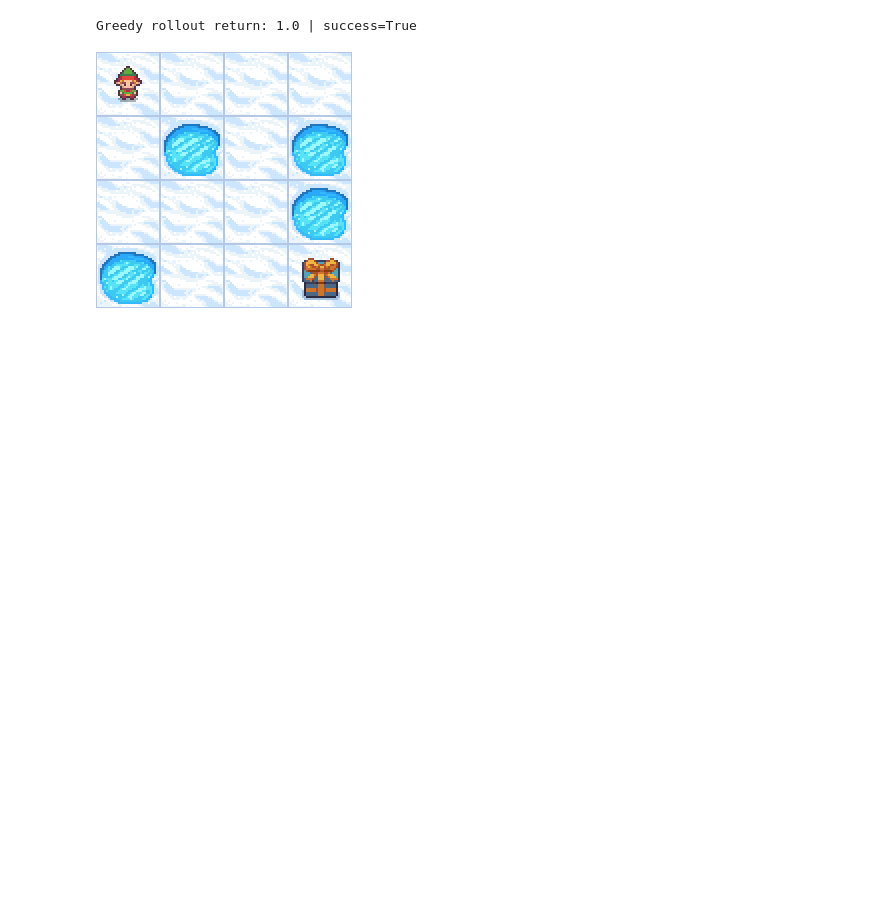
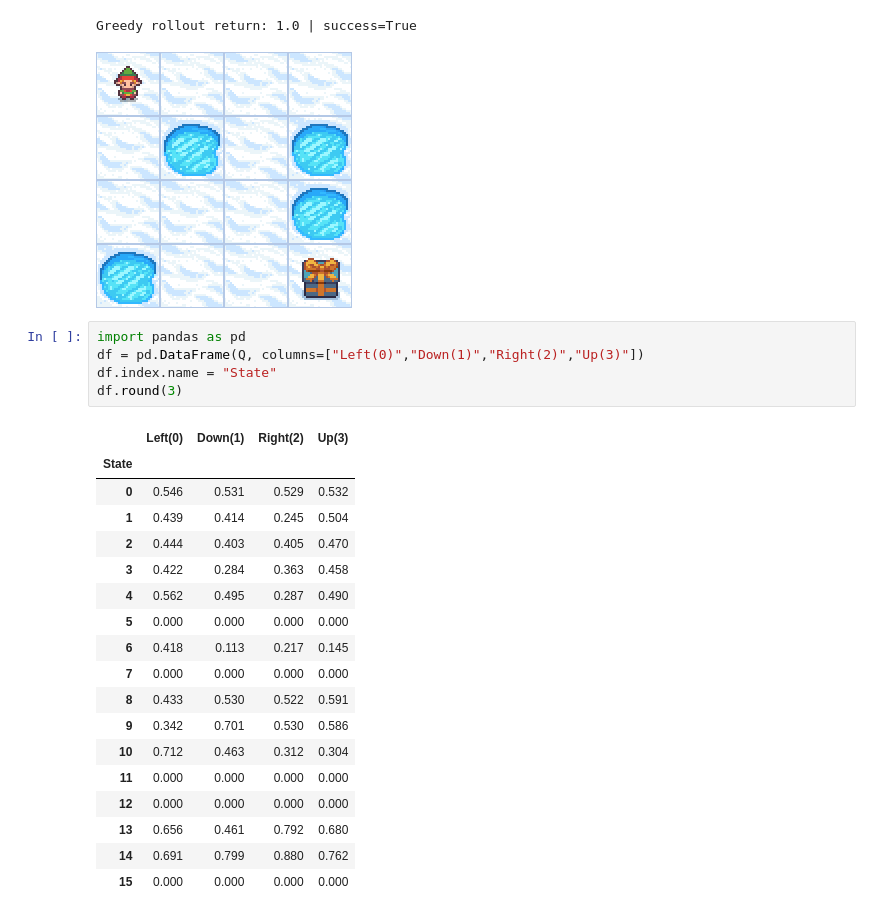
Before and after one commit to riff-raff-17/TTA-Class-Files, a Jupyter notebook: 2025 Term 4/L4308T3 - Sat/session_6.ipynb, the cells around one changed output. Drawn from its saved outputs; the diff is of its cells as text; blank space fills up the shorter version.

```diff
--- a/2025 Term 4/L4308T3 - Sat/session_6.ipynb
+++ b/2025 Term 4/L4308T3 - Sat/session_6.ipynb
@@ -285,3 +285,27 @@ display(Image(filename=gif_path))
 # %% [output]
 Greedy rollout return: 1.0 | success=True
 [figure]
+# %%
+import pandas as pd
+df = pd.DataFrame(Q, columns=["Left(0)","Down(1)","Right(2)","Up(3)"])
+df.index.name = "State"
+df.round(3)
+# %% [output]
+|  | Left(0) | Down(1) | Right(2) | Up(3) |
+| State |  |  |  |  |
+| 0 | 0.546 | 0.531 | 0.529 | 0.532 |
+| 1 | 0.439 | 0.414 | 0.245 | 0.504 |
+| 2 | 0.444 | 0.403 | 0.405 | 0.470 |
+| 3 | 0.422 | 0.284 | 0.363 | 0.458 |
+| 4 | 0.562 | 0.495 | 0.287 | 0.490 |
+| 5 | 0.000 | 0.000 | 0.000 | 0.000 |
+| 6 | 0.418 | 0.113 | 0.217 | 0.145 |
+| 7 | 0.000 | 0.000 | 0.000 | 0.000 |
+| 8 | 0.433 | 0.530 | 0.522 | 0.591 |
+| 9 | 0.342 | 0.701 | 0.530 | 0.586 |
+| 10 | 0.712 | 0.463 | 0.312 | 0.304 |
+| 11 | 0.000 | 0.000 | 0.000 | 0.000 |
+| 12 | 0.000 | 0.000 | 0.000 | 0.000 |
+| 13 | 0.656 | 0.461 | 0.792 | 0.680 |
+| 14 | 0.691 | 0.799 | 0.880 | 0.762 |
+| 15 | 0.000 | 0.000 | 0.000 | 0.000 |
```
Also changed, not shown: parts of 5 cells of this notebook, 8 other files.
